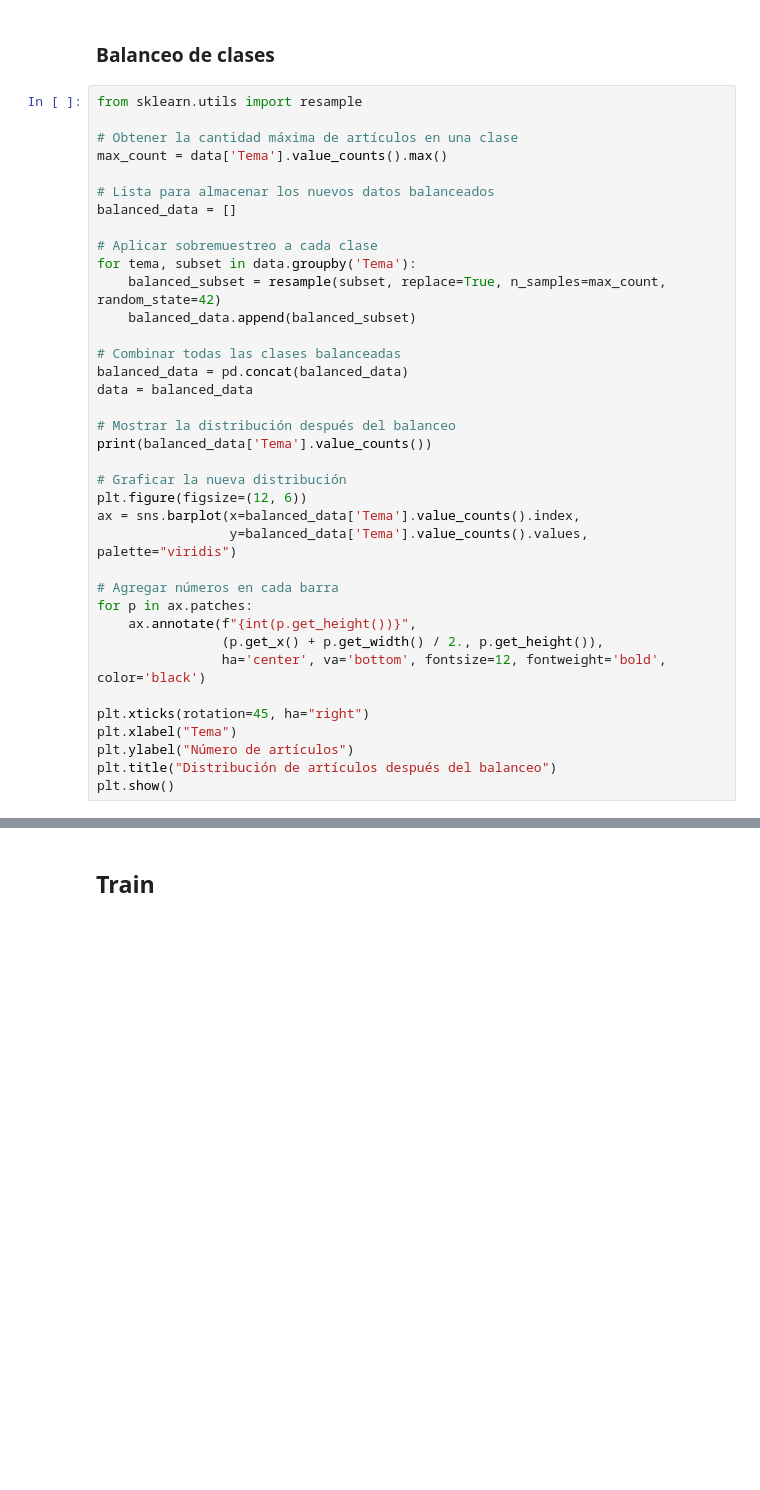
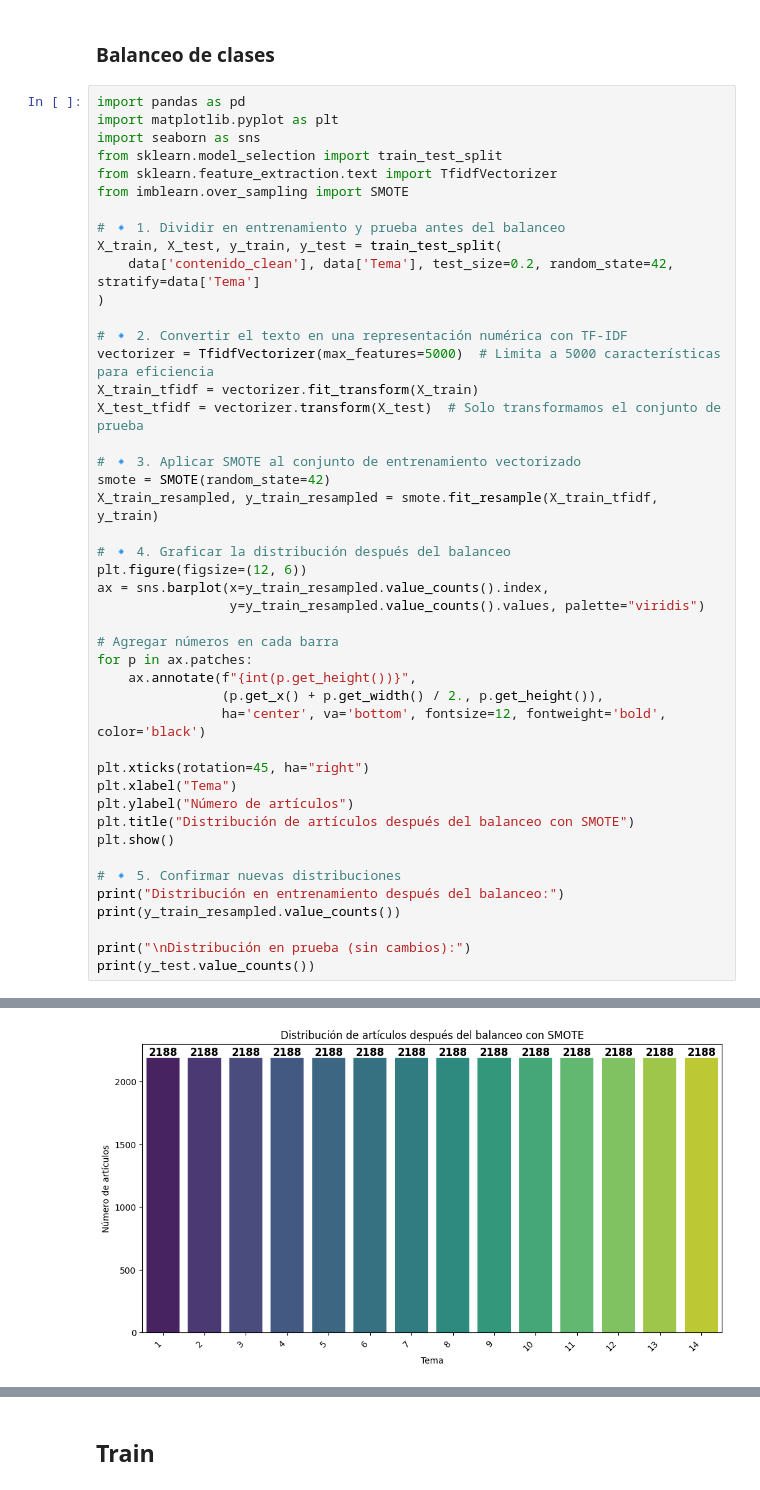
Before and after one commit to jgarcela/iris-uc3m, a Jupyter notebook: tema.ipynb, the cells around one changed output, grey strips where cells are left out. Saved outputs shown, nothing was run; the diff lists cells and outputs as text; blank space fills up the shorter version.

Commit message:
Updated resampling now with SMOTE

```diff
--- a/tema.ipynb
+++ b/tema.ipynb
@@ -82,30 +103,31 @@ plt.show()
 # %% [markdown]
 ### Balanceo de clases
 # %%
-from sklearn.utils import resample
+import pandas as pd
+import matplotlib.pyplot as plt
+import seaborn as sns
+from sklearn.model_selection import train_test_split
+from sklearn.feature_extraction.text import TfidfVectorizer
+from imblearn.over_sampling import SMOTE
 
-# Obtener la cantidad máxima de artículos en una clase
-max_count = data['Tema'].value_counts().max()
+# 🔹 1. Dividir en entrenamiento y prueba antes del balanceo
+X_train, X_test, y_train, y_test = train_test_split(
+    data['contenido_clean'], data['Tema'], test_size=0.2, random_state=42, stratify=data['Tema']
+)
 
-# Lista para almacenar los nuevos datos balanceados
-balanced_data = []
+# 🔹 2. Convertir el texto en una representación numérica con TF-IDF
+vectorizer = TfidfVectorizer(max_features=5000)  # Limita a 5000 características para eficiencia
+X_train_tfidf = vectorizer.fit_transform(X_train)
+X_test_tfidf = vectorizer.transform(X_test)  # Solo transformamos el conjunto de prueba
 
-# Aplicar sobremuestreo a cada clase
-for tema, subset in data.groupby('Tema'):
-    balanced_subset = resample(subset, replace=True, n_samples=max_count, random_state=42)
-    balanced_data.append(balanced_subset)
+# 🔹 3. Aplicar SMOTE al conjunto de entrenamiento vectorizado
+smote = SMOTE(random_state=42)
+X_train_resampled, y_train_resampled = smote.fit_resample(X_train_tfidf, y_train)
 
-# Combinar todas las clases balanceadas
-balanced_data = pd.concat(balanced_data)
-data = balanced_data
-
-# Mostrar la distribución después del balanceo
-print(balanced_data['Tema'].value_counts())
-
-# Graficar la nueva distribución
+# 🔹 4. Graficar la distribución después del balanceo
 plt.figure(figsize=(12, 6))
-ax = sns.barplot(x=balanced_data['Tema'].value_counts().index,
-                 y=balanced_data['Tema'].value_counts().values, palette="viridis")
+ax = sns.barplot(x=y_train_resampled.value_counts().index,
+                 y=y_train_resampled.value_counts().values, palette="viridis")
 
 # Agregar números en cada barra
 for p in ax.patches:
@@ -116,5 +138,13 @@ for p in ax.patches:
 plt.xticks(rotation=45, ha="right")
 plt.xlabel("Tema")
 plt.ylabel("Número de artículos")
-plt.title("Distribución de artículos después del balanceo")
+plt.title("Distribución de artículos después del balanceo con SMOTE")
 plt.show()
+
+# 🔹 5. Confirmar nuevas distribuciones
+print("Distribución en entrenamiento después del balanceo:")
+print(y_train_resampled.value_counts())
+
+print("\nDistribución en prueba (sin cambios):")
+print(y_test.value_counts())
+# %% [output]
@@ -120,0 +154 @@ plt.show()
+[figure, added]
```
Also changed, not shown: parts of 7 cells of this notebook.
